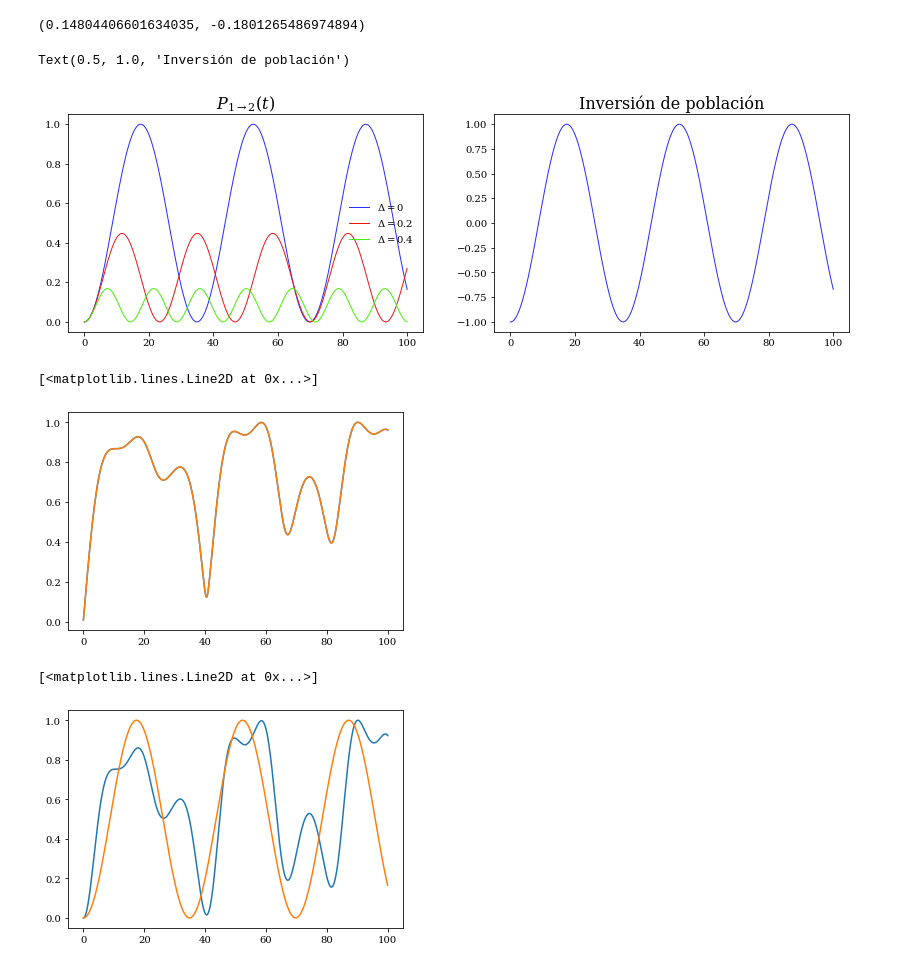
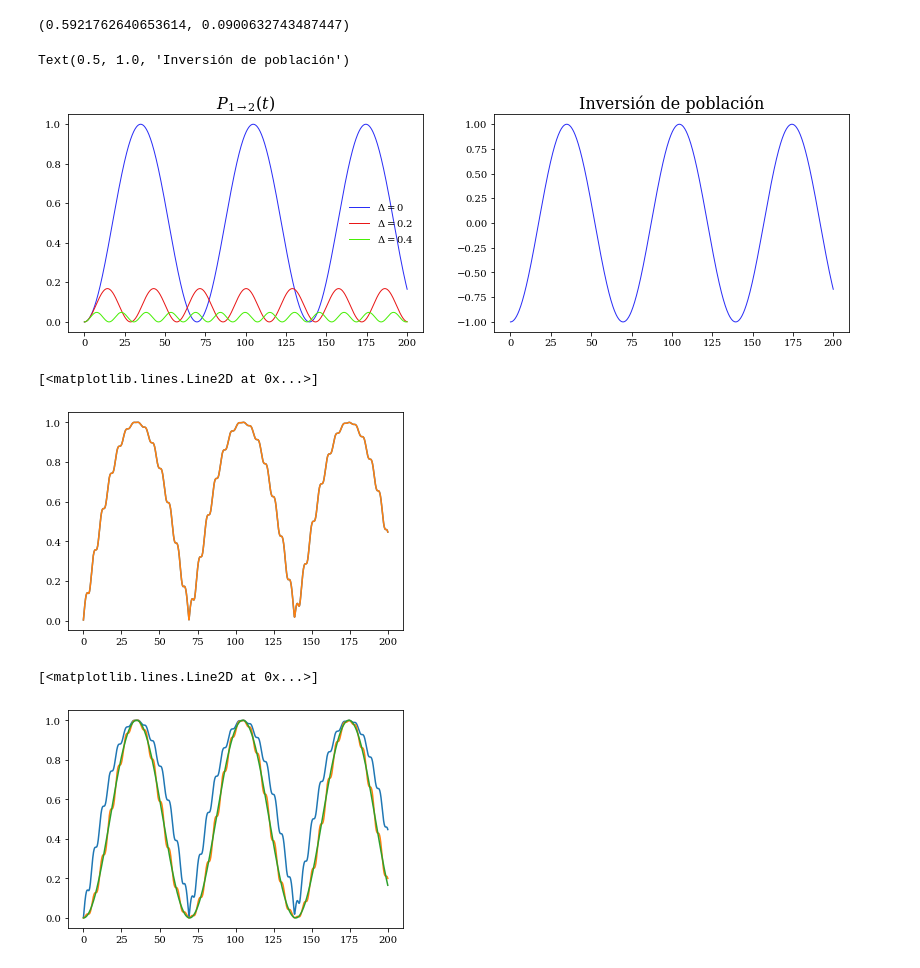
Before and after one commit to Jumarulanda/GFAM-JI, a Jupyter notebook: stg_0/rabi_2st_np.ipynb, the cells around one changed output. Saved outputs shown, nothing was run; the diff lists cells and outputs as text; code cells hidden in the pictures.

```diff
--- a/stg_0/rabi_2st_np.ipynb
+++ b/stg_0/rabi_2st_np.ipynb
@@ -51,10 +51,10 @@ def prob_2(t,det,alpha_nm):
 # noRWA coeff diff eq
 
 def c1_dot(t,c2,omega_0,omega_E,alpha):
-    return c2 * np.exp(-1j * omega_0 * t) * np.cos(omega_E * t) * alpha / 1j
+    return c2 * np.exp(-1j * omega_0 * t) * np.cos(omega_E * t) * alpha * -1j
 
 def c2_dot(t,c1,omega_0,omega_E,alpha):
-    return c1 * np.exp(1j * omega_0 * t) * np.cos(omega_E * t) * alpha / 1j
+    return c1 * np.exp(1j * omega_0 * t) * np.cos(omega_E * t) * alpha * -1j
 
 def ode_syst(t,y,params):
     c1,c2 = y
@@ -90,25 +90,24 @@ def noRWA_rk4(n1,n2,det,q,E0,L,t_lim,dt,in_cond):
     alpha_n2n1 = alpha(q,E0,x_n2n1)
     omega_E = omega_n2n1 + det
 
-    sols = rk4.solve_rk4(ode_syst,t_lim,dt,in_cond,omega_n2n1,omega_E,alpha_n2n1)
+    sol = rk4.solve_rk4(ode_syst,t_lim,dt,in_cond,omega_n2n1,omega_E,alpha_n2n1)
 
     return sol
 # %%
 # for ground and 1st exited state
 
-q,E0,L = 1,0.1,10
+q,E0,L = -1,0.1,5
 
 x_21 = x_nm(1,2,L)
-
 w_21 = omega_nm(2,1,L)
 
 alpha_21 = alpha(q,E0,x_21)
 
 w_21,alpha_21
 # %% [output]
-(0.14804406601634035, -0.1801265486974894)
+(0.5921762640653614, 0.0900632743487447)
 # %%
-t = np.linspace(0,100,1000) #t scale: 2.41888e-17 s
+t = np.linspace(0,200,1000) #t scale: 2.41888e-17 s
 
 fig,(ax1,ax2) = plt.subplots(nrows=1,ncols=2,figsize=(14,4))
 
@@ -125,10 +124,10 @@ ax2.plot(t,prob_2(t,0,alpha_21)-prob_1(t,0,alpha_21),color='#2a2ef6',linewidth=1
 ax2.set_title(r'Inversión de población',fontsize=16)
 # %% [output]
 Text(0.5, 1.0, 'Inversión de población')
-[figure, old version]
+[figure, new version]
 # %%
-q,E0,L = 1,0.1,10
-t_lim = 100
+q,E0,L = -1,0.1,5
+t_lim = 200
 dt = 0.05
 in_cond = [[1,0],0]
 in_cond_rk4 = [1,0,0]
@@ -148,7 +147,7 @@ plt.plot(t,c2)
 plt.plot(t,c2_rk4)
 # %% [output]
 [<matplotlib.lines.Line2D at 0x...>]
-[figure, old version]
+[figure, new version]
 # %%
 # solution separating real and imaginary parts
 
@@ -208,8 +207,8 @@ def noRWA_rk4_reim(n1,n2,det,q,E0,L,t_lim,dt,y0):
 
     return sols
 # %%
-q,E0,L = 1,0.1,10
-t_lim = 100
+q,E0,L = -1,0.1,5
+t_lim = 200
 dt = 0.05
 in_cond_reim = [1,0,0,0,0]
 
@@ -220,10 +219,11 @@ c2_reim = [a2[2][0]**2 + b2[3][0]**2 for a2,b2 in zip(sol_rk4_reim,sol_rk4_reim)
 
 t_reim = [t[4][0] for t in sol_rk4_reim]
 # %%
-t = np.linspace(0,100,1000)
+t = np.linspace(0,200,1000)
 
+plt.plot(t_nrwa,c2_d00)
 plt.plot(t_reim,c2_reim)
 plt.plot(t,prob_2(t,0,alpha_21))
 # %% [output]
 [<matplotlib.lines.Line2D at 0x...>]
-[figure, old version]
+[figure, new version]
```
Also changed, not shown: parts of 7 cells of this notebook, 1 other file.
